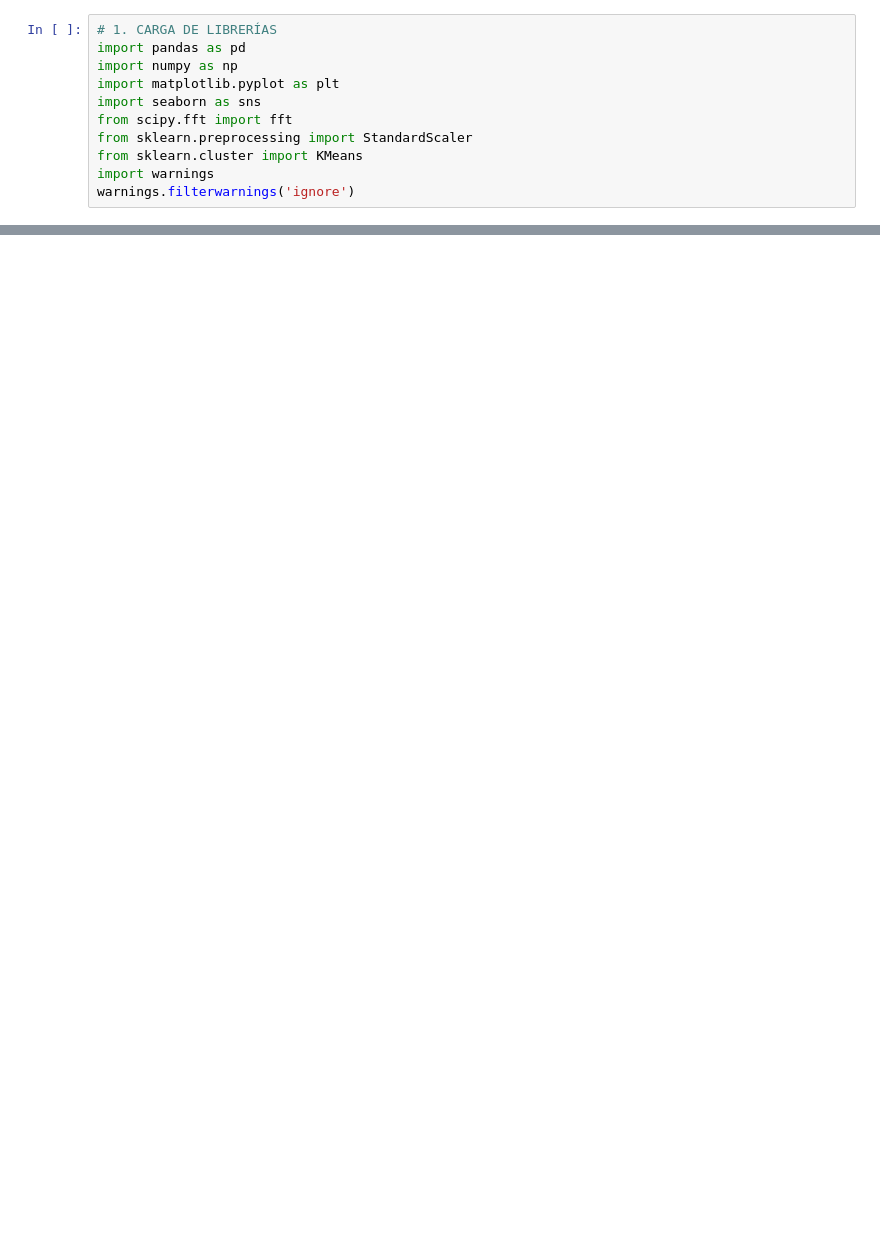
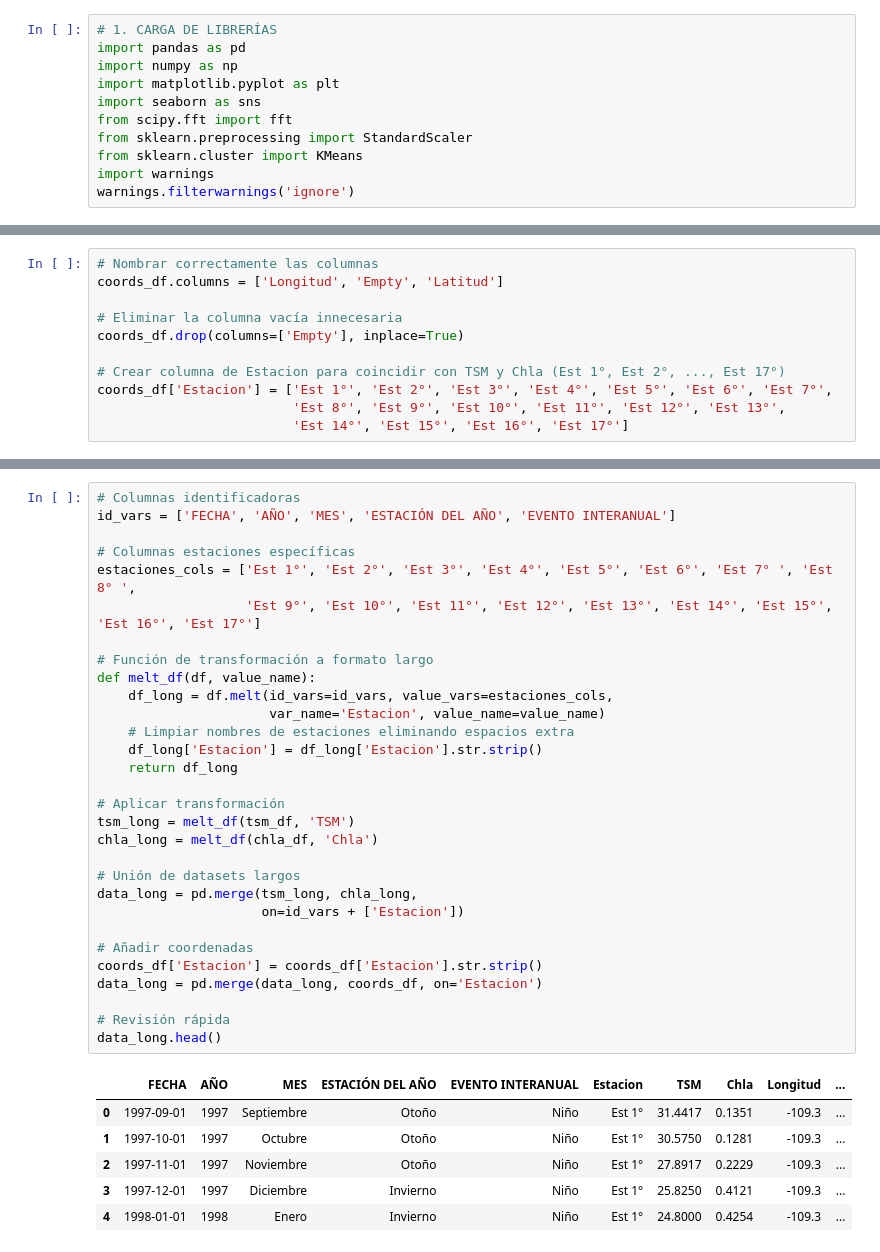
Before and after one commit to tukey-stans/ae-oceanografia-golfo-cali, a Jupyter notebook: notebooks/AABR/AABR_Clustering.ipynb, the cells around one changed output, grey strips where cells are left out. Saved outputs shown, nothing was run; the diff lists cells and outputs as text; blank space fills up the shorter version.

```diff
--- a/notebooks/AABR/AABR_Clustering.ipynb
+++ b/notebooks/AABR/AABR_Clustering.ipynb
@@ -411,0 +72,11 @@ plt.show()
+# %%
+# Nombrar correctamente las columnas
+coords_df.columns = ['Longitud', 'Empty', 'Latitud']
+
+# Eliminar la columna vacía innecesaria
+coords_df.drop(columns=['Empty'], inplace=True)
+
+# Crear columna de Estacion para coincidir con TSM y Chla (Est 1°, Est 2°, ..., Est 17°)
+coords_df['Estacion'] = ['Est 1°', 'Est 2°', 'Est 3°', 'Est 4°', 'Est 5°', 'Est 6°', 'Est 7°',
+                         'Est 8°', 'Est 9°', 'Est 10°', 'Est 11°', 'Est 12°', 'Est 13°',
+                         'Est 14°', 'Est 15°', 'Est 16°', 'Est 17°']
@@ -411,0 +127,37 @@ plt.show()
+# %%
+# Columnas identificadoras
+id_vars = ['FECHA', 'AÑO', 'MES', 'ESTACIÓN DEL AÑO', 'EVENTO INTERANUAL']
+
+# Columnas estaciones específicas
+estaciones_cols = ['Est 1°', 'Est 2°', 'Est 3°', 'Est 4°', 'Est 5°', 'Est 6°', 'Est 7° ', 'Est 8° ',
+                   'Est 9°', 'Est 10°', 'Est 11°', 'Est 12°', 'Est 13°', 'Est 14°', 'Est 15°', 'Est 16°', 'Est 17°']
+
+# Función de transformación a formato largo
+def melt_df(df, value_name):
+    df_long = df.melt(id_vars=id_vars, value_vars=estaciones_cols,
+                      var_name='Estacion', value_name=value_name)
+    # Limpiar nombres de estaciones eliminando espacios extra
+    df_long['Estacion'] = df_long['Estacion'].str.strip()
+    return df_long
+
+# Aplicar transformación
+tsm_long = melt_df(tsm_df, 'TSM')
+chla_long = melt_df(chla_df, 'Chla')
+
+# Unión de datasets largos
+data_long = pd.merge(tsm_long, chla_long,
+                     on=id_vars + ['Estacion'])
+
+# Añadir coordenadas
+coords_df['Estacion'] = coords_df['Estacion'].str.strip()
+data_long = pd.merge(data_long, coords_df, on='Estacion')
+
+# Revisión rápida
+data_long.head()
+# %% [output]
+|  | FECHA | AÑO | MES | ESTACIÓN DEL AÑO | EVENTO INTERANUAL | Estacion | TSM | Chla | Longitud | ... |
+| 0 | 1997-09-01 | 1997 | Septiembre | Otoño | Niño | Est 1° | 31.4417 | 0.1351 | -109.3 | ... |
+| 1 | 1997-10-01 | 1997 | Octubre | Otoño | Niño | Est 1° | 30.5750 | 0.1281 | -109.3 | ... |
+| 2 | 1997-11-01 | 1997 | Noviembre | Otoño | Niño | Est 1° | 27.8917 | 0.2229 | -109.3 | ... |
+| 3 | 1997-12-01 | 1997 | Diciembre | Invierno | Niño | Est 1° | 25.8250 | 0.4121 | -109.3 | ... |
+| 4 | 1998-01-01 | 1998 | Enero | Invierno | Niño | Est 1° | 24.8000 | 0.4254 | -109.3 | ... |
```
Also changed, not shown: parts of 23 cells of this notebook.
